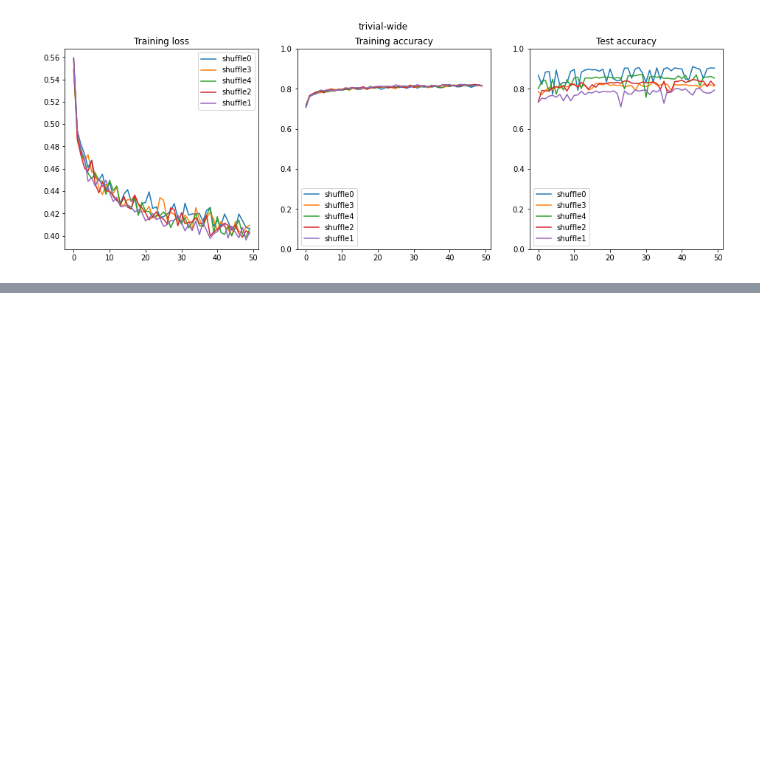
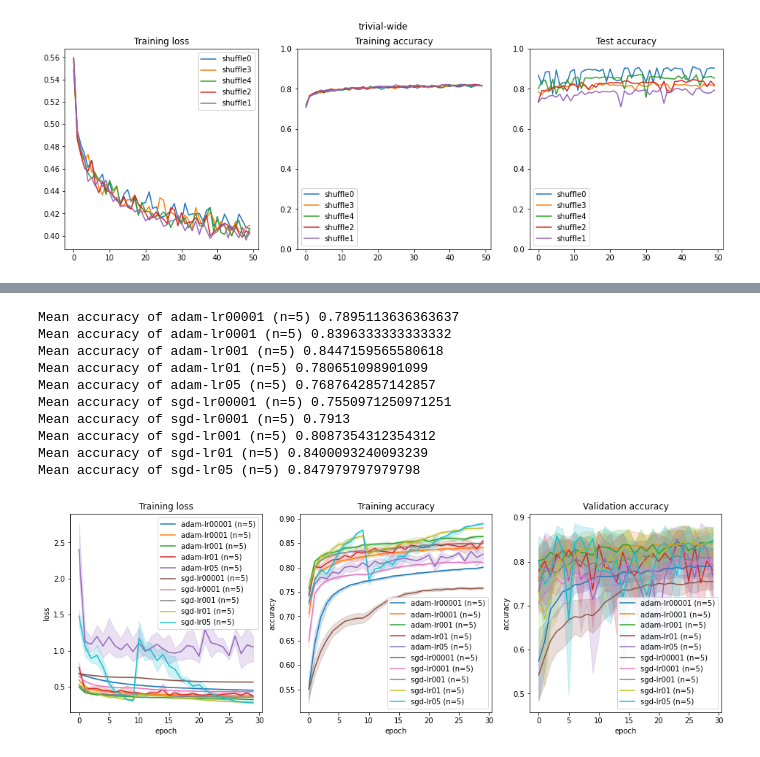
Before and after one commit to A-Telfer/mouse-facial-expressions, a Jupyter notebook: hohlbaum_black_mouse_dataset/plot.ipynb, the cells around one changed output, grey strips where cells are left out. Saved outputs shown, nothing was run; the diff lists cells and outputs as text; code cells hidden in the pictures; blank space fills up the shorter version.

```diff
--- a/hohlbaum_black_mouse_dataset/plot.ipynb
+++ b/hohlbaum_black_mouse_dataset/plot.ipynb
@@ -84,0 +137,54 @@ for group in sorted(run_dir.glob('*/run0')):
+# %%
+plt.figure(figsize=(16, 5))
+gs = plt.GridSpec(1, 3)
+
+last_epoch = 30
+
+for group in sorted(run_dir.glob('*/run0')):
+    train_dfs = []
+    val_dfs = []
+    for shuffle in group.glob("shuffle*/"):
+        if not (shuffle / 'train.csv').exists():
+            continue
+
+        df = pd.read_csv(shuffle / 'train.csv')
+        train_dfs.append(df)
+
+        df = pd.read_csv(shuffle / 'val.csv')
+        val_dfs.append(df)
+
+    train_df = pd.concat(train_dfs)
+    train_df = train_df.reset_index()
+    train_df = train_df.loc[train_df.epoch < last_epoch]
+
+    val_df = pd.concat(val_dfs)
+    val_df = val_df.reset_index()
+    val_df = val_df.loc[val_df.epoch < last_epoch]
+
+    label = f"{group.parts[-2]} (n={len(train_dfs)})"
+    ax = plt.subplot(gs[0])
+    plt.title("Training loss")
+    sns.lineplot(data=train_df, x='epoch', y='loss', label=label)
+
+    ax = plt.subplot(gs[1])
+    plt.title("Training accuracy")
+    sns.lineplot(data=train_df, x='epoch', y='accuracy', label=label)
+
+    ax = plt.subplot(gs[2])
+    plt.title("Validation accuracy")
+    sns.lineplot(data=val_df, x='epoch', y='accuracy', label=label)
+
+    val_accracy = val_df.groupby('epoch').mean().loc[29, 'accuracy']
+    print("Mean accuracy of", label, val_accracy)
+# %% [output]
+Mean accuracy of adam-lr00001 (n=5) 0.7895113636363637
+Mean accuracy of adam-lr0001 (n=5) 0.8396333333333332
+Mean accuracy of adam-lr001 (n=5) 0.8447159565580618
+Mean accuracy of adam-lr01 (n=5) 0.780651098901099
+Mean accuracy of adam-lr05 (n=5) 0.7687642857142857
+Mean accuracy of sgd-lr00001 (n=5) 0.7550971250971251
+Mean accuracy of sgd-lr0001 (n=5) 0.7913
+Mean accuracy of sgd-lr001 (n=5) 0.8087354312354312
+Mean accuracy of sgd-lr01 (n=5) 0.8400093240093239
+Mean accuracy of sgd-lr05 (n=5) 0.847979797979798
+[figure, added]
```
Also changed, not shown: parts of 2 cells of this notebook, 1 other file.
